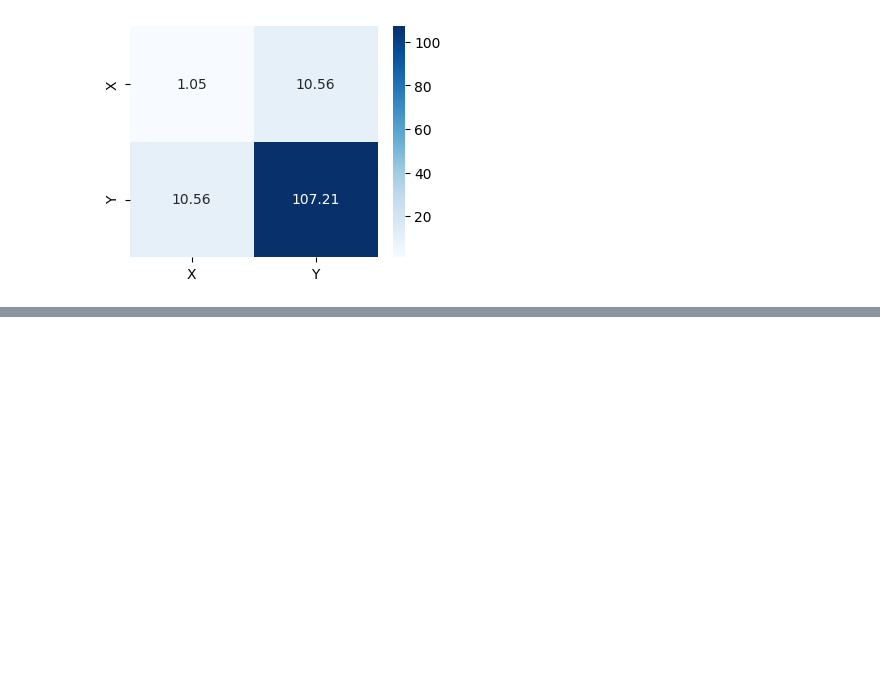
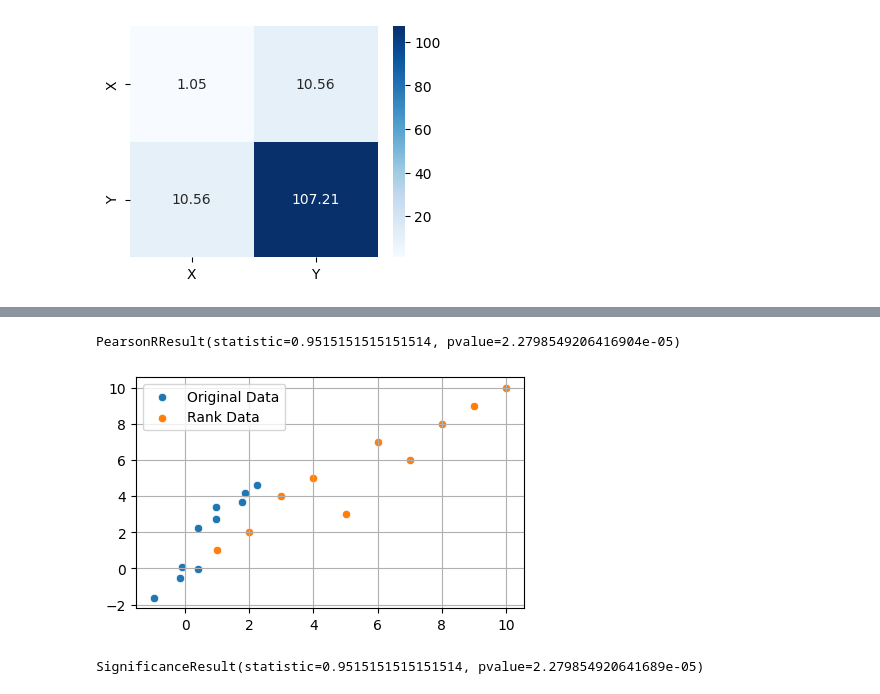
Before and after one commit to acharyaamul/Covariance_Corelation, a Jupyter notebook: correlation and covariance.ipynb, the cells around one changed output, grey strips where cells are left out. Saved outputs shown, nothing was run; the diff lists cells and outputs as text; code cells hidden in the pictures; blank space fills up the shorter version.

Commit message:
spearman Code

```diff
--- a/correlation and covariance.ipynb
+++ b/correlation and covariance.ipynb
@@ -60,0 +131,21 @@ sns.heatmap(df,annot=True,fmt='.2f',cmap="Blues")
+# %%
+from scipy.stats import rankdata
+rank_x = rankdata(x)
+rank_y = rankdata(y)
+pearsonr(rank_x,rank_y)
+# %% [output]
+PearsonRResult(statistic=0.9515151515151514, pvalue=2.2798549206416904e-05)
+# %%
+plt.figure(figsize=(5,3))
+sns.scatterplot(x=x, y=y,label="Original Data")
+sns.scatterplot(x=rank_x, y=rank_y,label="Rank Data")
+plt.legend()
+plt.grid()
+plt.show()
+# %% [output]
+[figure, added]
+# %%
+from scipy.stats import spearmanr
+spearmanr(x,y)
+# %% [output]
+SignificanceResult(statistic=0.9515151515151514, pvalue=2.279854920641689e-05)
```
Also changed, not shown: parts of 14 cells of this notebook, 1 other file.
